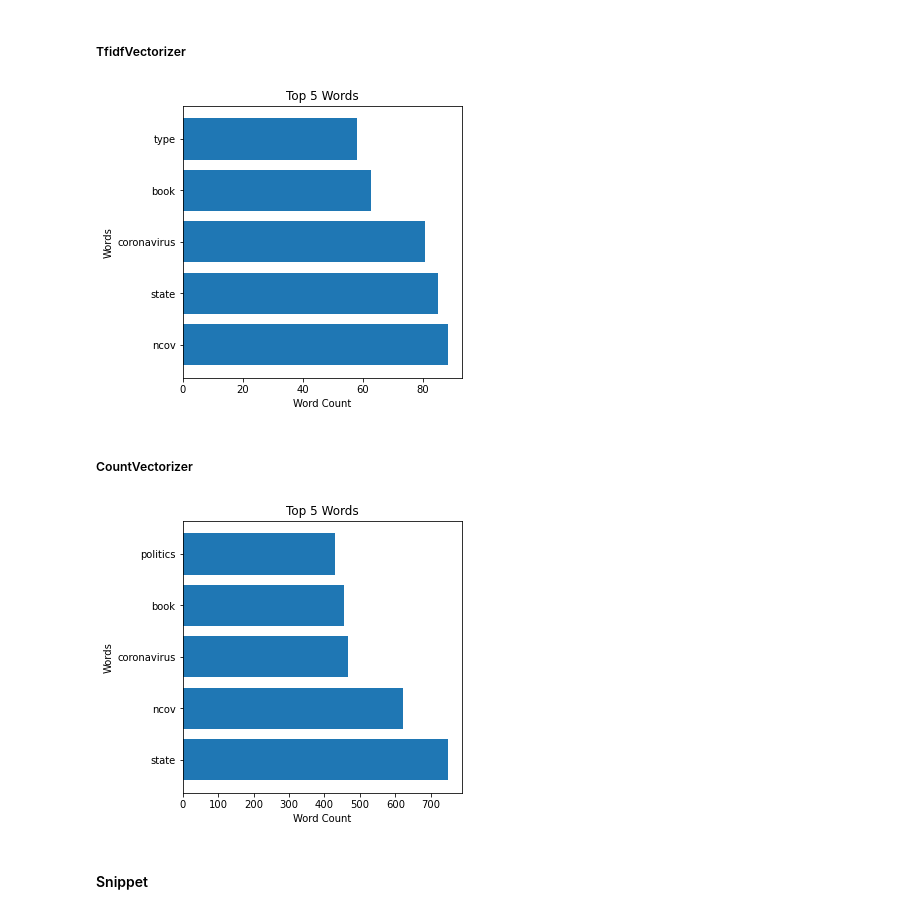
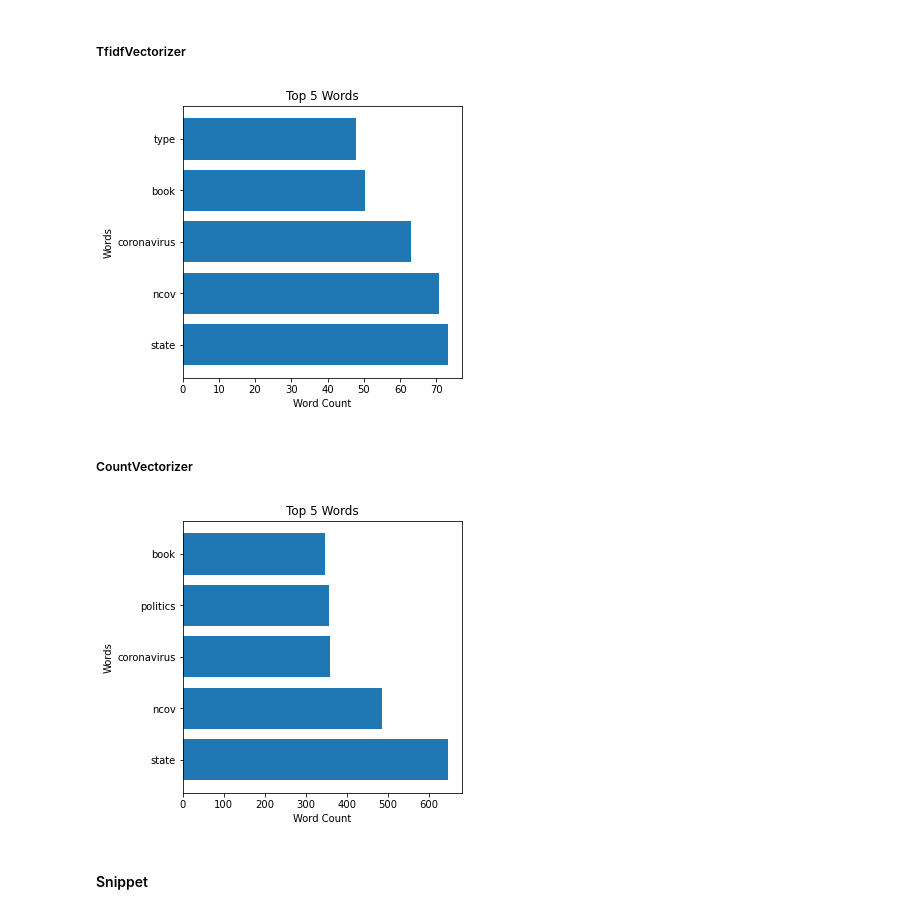
Before and after one commit to zach-hanly/nyt_predicting_shared_articles, a Jupyter notebook: model_training.ipynb, the cells around one changed output. Drawn from its saved outputs; the diff is of its cells as text; code cells hidden in the pictures.

```diff
--- a/model_training.ipynb
+++ b/model_training.ipynb
@@ -104,7 +109,7 @@ plot_most_shared(df_list)
 X = df.drop('popular', axis=1)
 y = df.popular
 # %%
-X_train, X_test, y_train, y_test = train_test_split(X, y, random_state=0, test_size=0.25)
+X_train, X_test, y_train, y_test = train_test_split(X, y, random_state=0, test_size=0.40)
 # %% [markdown]
 ## Dummy classifier
 # %%
@@ -172,37 +181,41 @@ plot_top_words(headline_cv_tok_vec, X_train_headline_cv_vec);
 # %% [markdown]
 ##### TfidfVectorizer
 # %%
-keywords_tf_vec, X_train_keywords_tf, X_test_keywords_tf = vectorize_feature(TfidfVectorizer,
+keywords_tf, X_train_keywords_tf, X_test_keywords_tf = vectorize_feature(TfidfVectorizer,
                                                                          X_train.keywords, X_test.keywords)
 
-keywords_tf_tok_vec, X_train_keywords_tf_vec, X_test_keywords_tf_vec = vector_tokenized(keywords_tf_vec, X_train.keywords, X_test.keywords)
+keywords_tok_tf, X_train_keywords_tok_tf, X_test_keywords_tok_tf = tokenize_vector(keywords_tf,
+                                                                                    X_train.keywords,
+                                                                                    X_test.keywords)
 
-X_train_keywords_tf_sm, y_train_keywords_tf_sm = smote_data(X_train_keywords_tf_vec, y_train,
+X_train_keywords_tf_sm, y_train_keywords_tf_sm = smote_data(X_train_keywords_tok_tf, y_train,
                                                   sampling_strategy='auto',random_state=0)
 # used later
-# vectorizor: keywords_tf_tok_vec
-# data: X_train_keywords_tf_sm, y_train_keywords_tf_sm, X_test_keywords_tf_vec
+# vectorizor: keywords_tok_tf
+# data: X_train_keywords_tf_sm, y_train_keywords_tf_sm, X_test_keywords_tok_tf
 
-plot_top_words(keywords_tf_tok_vec, X_train_keywords_tf_vec);
+plot_top_words(keywords_tok_tf, X_train_keywords_tok_tf);
 # %% [output]
-[figure, old version]
+[figure, new version]
 # %% [markdown]
 ##### CountVectorizer
 # %%
-keywords_cv_vec, X_train_keywords_cv, X_test_keywords_cv = vectorize_feature(CountVectorizer,
+keywords_cv, X_train_keywords_cv, X_test_keywords_cv = vectorize_feature(CountVectorizer,
                                                                          X_train.keywords, X_test.keywords)
 
-keywords_cv_tok_vec, X_train_keywords_cv_vec, X_test_keywords_cv_vec = vector_tokenized(keywords_cv_vec, X_train.keywords, X_test.keywords)
+keywords_tok_cv, X_train_keywords_tok_cv, X_test_keywords_tok_cv = tokenize_vector(keywords_cv,
+                                                                                    X_train.keywords,
+                                                                                    X_test.keywords)
 
-X_train_keywords_cv_sm, y_train_keywords_cv_sm = smote_data(X_train_keywords_cv_vec, y_train,
+X_train_keywords_cv_sm, y_train_keywords_cv_sm = smote_data(X_train_keywords_tok_cv, y_train,
                                                   sampling_strategy='auto',random_state=0)
 # used later
-# vectorizor: keywords_cv_tok_vec
-# data: X_train_keywords_cv_sm, y_train_keywords_cv_sm, X_test_keywords_cv_vec
+# vectorizor: keywords_tok_cv
+# data: X_train_keywords_cv_sm, y_train_keywords_cv_sm, X_test_keywords_tok_cv
 
-plot_top_words(keywords_cv_tok_vec, X_train_keywords_cv_vec);
+plot_top_words(keywords_tok_cv, X_train_keywords_tok_cv);
 # %% [output]
-[figure, old version]
+[figure, new version]
 # %% [markdown]
 #### Snippet
 # %% [markdown]
```
Also changed, not shown: parts of 42 cells of this notebook, 4 other files.
